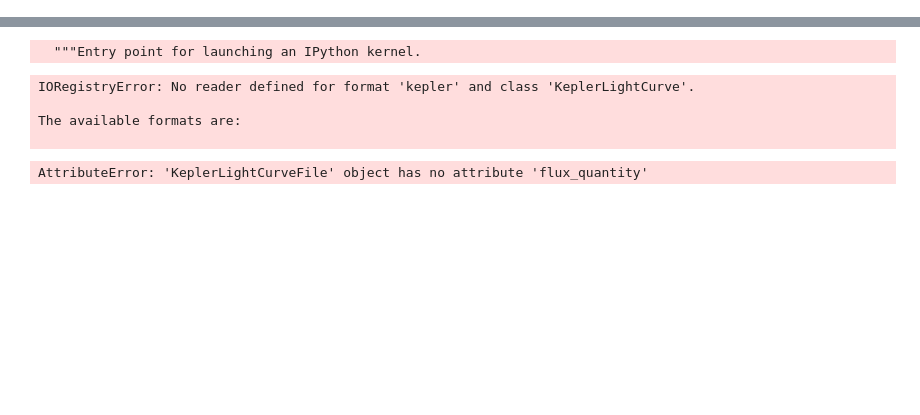
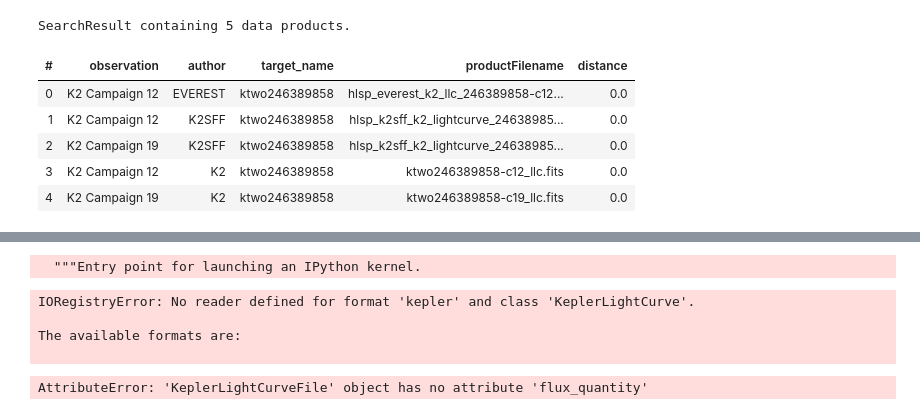
Before and after one commit to ojhall94/keplergohacks, a Jupyter notebook: Timeseries.ipynb, the cells around one changed output, grey strips where cells are left out. Drawn from its saved outputs; the diff is of its cells as text; code cells hidden in the pictures; blank space fills up the shorter version.

```diff
--- a/Timeseries.ipynb
+++ b/Timeseries.ipynb
@@ -11,0 +14,11 @@ The available formats are:
+# %%
+search_result = lk.search_lightcurve("GJ 9827", author="any")
+search_result
+# %% [output]
+SearchResult containing 5 data products.
+| # | observation | author | target_name | productFilename | distance |
+| 0 | K2 Campaign 12 | EVEREST | ktwo246389858 | hlsp_everest_k2_llc_246389858-c12... | 0.0 |
+| 1 | K2 Campaign 12 | K2SFF | ktwo246389858 | hlsp_k2sff_k2_lightcurve_24638985... | 0.0 |
+| 2 | K2 Campaign 19 | K2SFF | ktwo246389858 | hlsp_k2sff_k2_lightcurve_24638985... | 0.0 |
+| 3 | K2 Campaign 12 | K2 | ktwo246389858 | ktwo246389858-c12_llc.fits | 0.0 |
+| 4 | K2 Campaign 19 | K2 | ktwo246389858 | ktwo246389858-c19_llc.fits | 0.0 |
```
Also changed, not shown: parts of 5 cells of this notebook, 1 other file.
